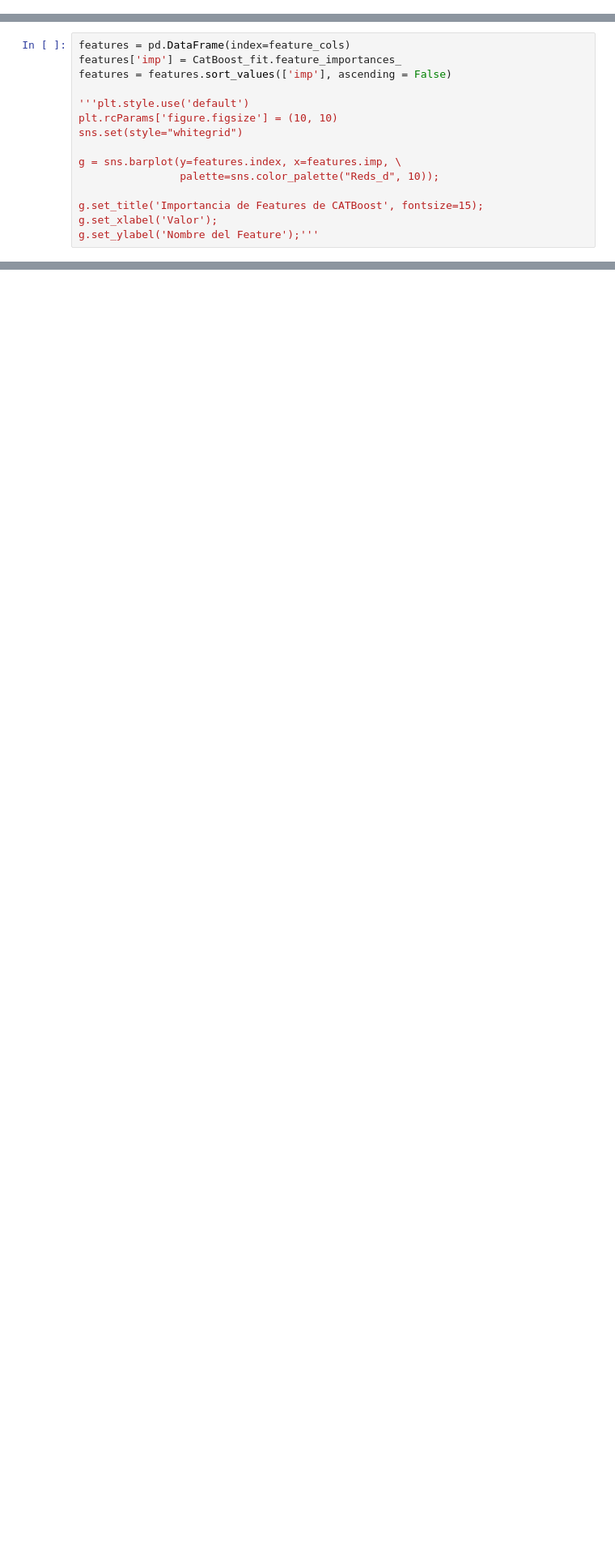
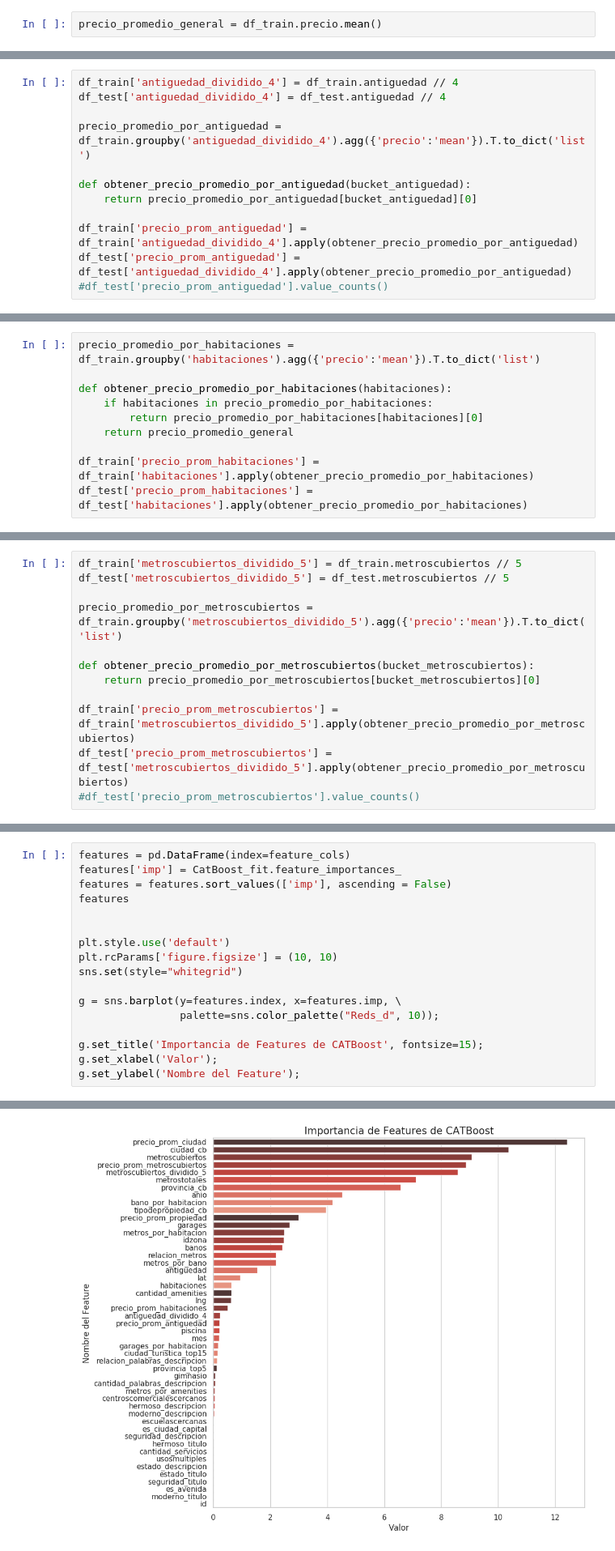
Before and after one commit to cessar5/7506_20192C, a Jupyter notebook: creacionFeaturesConEncodings.ipynb, the cells around one changed output, grey strips where cells are left out. Shown at 81% size. Cells and saved outputs as stored; diff of their text form; blank space fills up the shorter version.

```diff
--- a/creacionFeaturesConEncodings.ipynb
+++ b/creacionFeaturesConEncodings.ipynb
@@ -84,0 +88,2 @@ df_train.shape
+# %%
+precio_promedio_general = df_train.precio.mean()
@@ -84,0 +94,12 @@ df_train.shape
+# %%
+df_train['antiguedad_dividido_4'] = df_train.antiguedad // 4
+df_test['antiguedad_dividido_4'] = df_test.antiguedad // 4
+
+precio_promedio_por_antiguedad = df_train.groupby('antiguedad_dividido_4').agg({'precio':'mean'}).T.to_dict('list')
+
+def obtener_precio_promedio_por_antiguedad(bucket_antiguedad):
+    return precio_promedio_por_antiguedad[bucket_antiguedad][0]
+
+df_train['precio_prom_antiguedad'] = df_train['antiguedad_dividido_4'].apply(obtener_precio_promedio_por_antiguedad)
+df_test['precio_prom_antiguedad'] = df_test['antiguedad_dividido_4'].apply(obtener_precio_promedio_por_antiguedad)
+#df_test['precio_prom_antiguedad'].value_counts()
@@ -84,0 +108,10 @@ df_train.shape
+# %%
+precio_promedio_por_habitaciones = df_train.groupby('habitaciones').agg({'precio':'mean'}).T.to_dict('list')
+
+def obtener_precio_promedio_por_habitaciones(habitaciones):
+    if habitaciones in precio_promedio_por_habitaciones:
+        return precio_promedio_por_habitaciones[habitaciones][0]
+    return precio_promedio_general
+
+df_train['precio_prom_habitaciones'] = df_train['habitaciones'].apply(obtener_precio_promedio_por_habitaciones)
+df_test['precio_prom_habitaciones'] = df_test['habitaciones'].apply(obtener_precio_promedio_por_habitaciones)
@@ -85,3 +122,15 @@ df_train.shape
+# %%
+df_train['metroscubiertos_dividido_5'] = df_train.metroscubiertos // 5
+df_test['metroscubiertos_dividido_5'] = df_test.metroscubiertos // 5
+
+precio_promedio_por_metroscubiertos = df_train.groupby('metroscubiertos_dividido_5').agg({'precio':'mean'}).T.to_dict('list')
+
+def obtener_precio_promedio_por_metroscubiertos(bucket_metroscubiertos):
+    return precio_promedio_por_metroscubiertos[bucket_metroscubiertos][0]
+
+df_train['precio_prom_metroscubiertos'] = df_train['metroscubiertos_dividido_5'].apply(obtener_precio_promedio_por_metroscubiertos)
+df_test['precio_prom_metroscubiertos'] = df_test['metroscubiertos_dividido_5'].apply(obtener_precio_promedio_por_metroscubiertos)
+#df_test['precio_prom_metroscubiertos'].value_counts()
 # %% [markdown]
 ## Aplicamos encodings a los features categoricos
 # %%
@@ -191,8 +240,10 @@ CatBoost_fit = CatBoost.fit(X, y)
 features = pd.DataFrame(index=feature_cols)
 features['imp'] = CatBoost_fit.feature_importances_
 features = features.sort_values(['imp'], ascending = False)
+features
 
-'''plt.style.use('default')
+
+plt.style.use('default')
 plt.rcParams['figure.figsize'] = (10, 10)
 sns.set(style="whitegrid")
 
@@ -201,5 +252,5 @@ g = sns.barplot(y=features.index, x=features.imp, \
 
 g.set_title('Importancia de Features de CATBoost', fontsize=15);
 g.set_xlabel('Valor');
-g.set_ylabel('Nombre del Feature');'''
+g.set_ylabel('Nombre del Feature');
 # %% [output]
@@ -207,3 +257,4 @@ g.set_ylabel('Nombre del Feature');'''
+[figure, added]
 # %% [markdown]
 ### Nos quedamos con los k features mas importantes
 # %%
```
Also changed, not shown: parts of 14 cells of this notebook, 1 other file.
